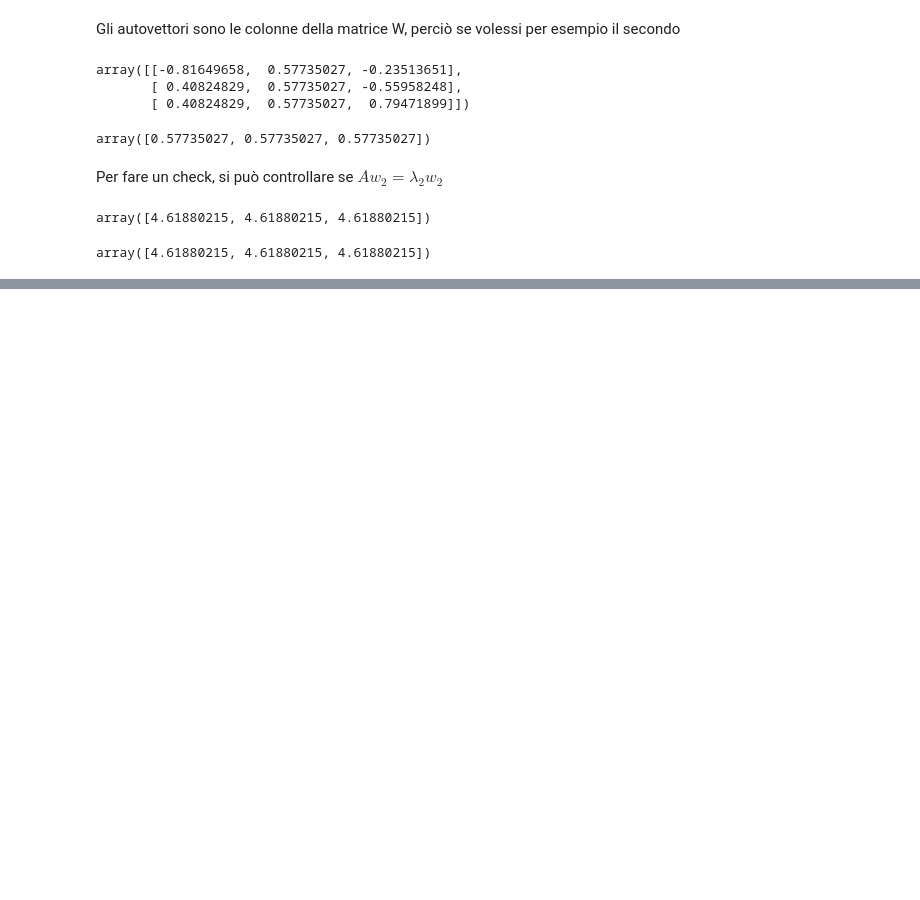
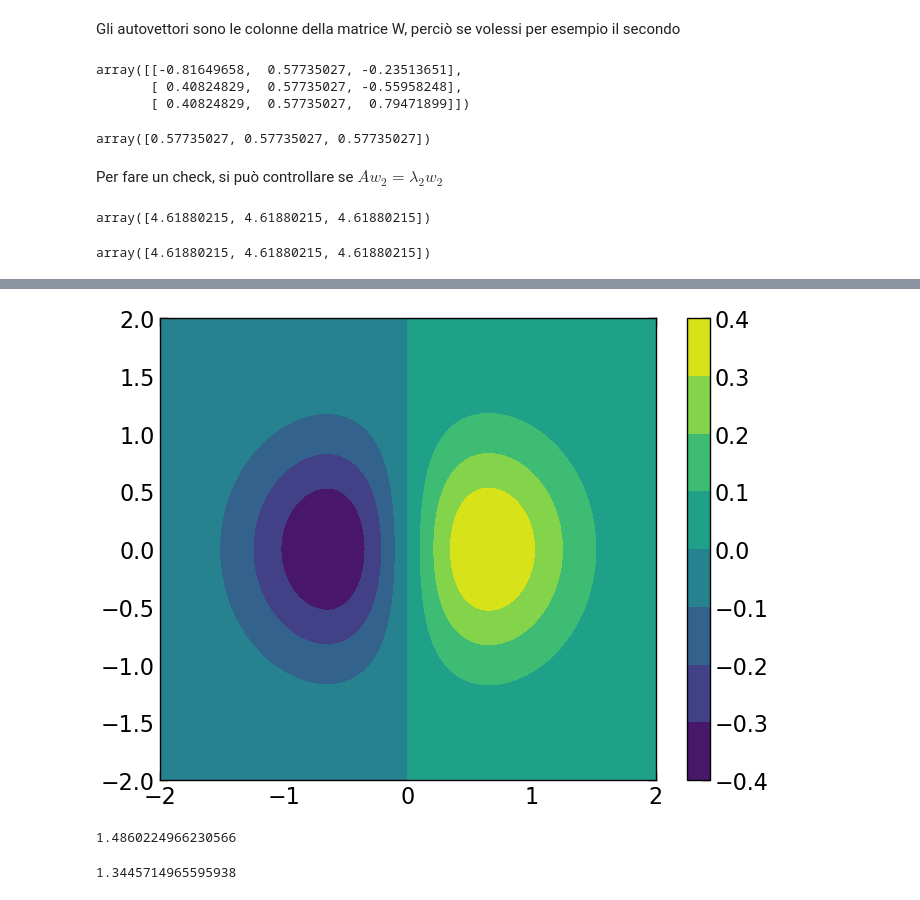
Before and after one commit to mscamp/PythonLearning, a Jupyter notebook: MrPSolver/numpy.ipynb, the cells around one changed output, grey strips where cells are left out. Cells and saved outputs as stored; diff of their text form; code cells hidden in the pictures; blank space fills up the shorter version.

```diff
--- a/MrPSolver/numpy.ipynb
+++ b/MrPSolver/numpy.ipynb
@@ -521,0 +527,36 @@ array([4.61880215, 4.61880215, 4.61880215])
+# %%
+def f(x, y):
+    return np.exp(-(x**2 + y**2)) * np.sin(x)
+# %%
+# Punto 1
+x = np.linspace(-2, 2, 10000)
+y = np.linspace(-2, 2, 10000)
+xv, yv = np.meshgrid(x, y)
+fv = f(xv, yv)
+
+plt.contourf(xv, yv, fv)
+plt.colorbar()
+plt.show()
+# %% [output]
+[figure, added]
+# %%
+# Punto 2
+f_ravel = fv.ravel()
+dx = np.diff(x)[0]
+dy = np.diff(y)[0]
+
+volume = np.sum(np.abs(f_ravel)) * dx * dy
+print(volume)
+# %% [output]
+1.4860224966230566
+# %%
+# Punto 3
+f_new = fv[np.sqrt(xv**2 + yv**2) > 0.5]
+f_new_ravel = f_new.ravel()
+dx = np.diff(x)[0]
+dy = np.diff(y)[0]
+
+volume = np.sum(np.abs(f_new_ravel)) * dx * dy
+print(volume)
+# %% [output]
+1.3445714965595938
```
Also changed, not shown: parts of 24 cells of this notebook.
